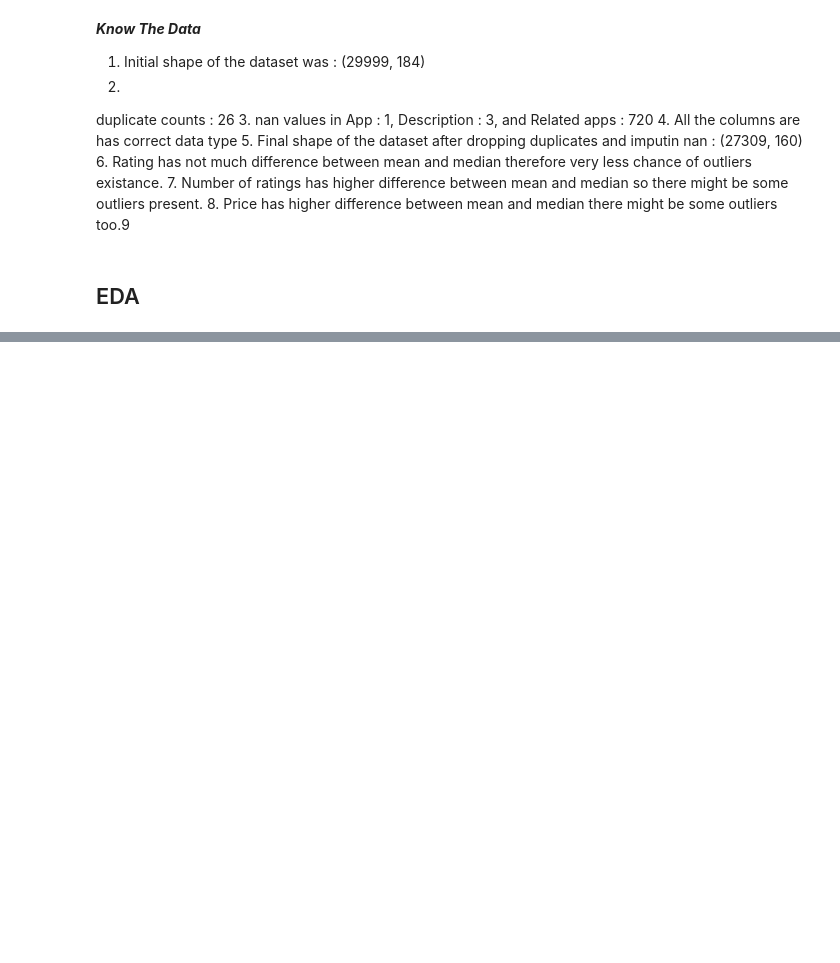
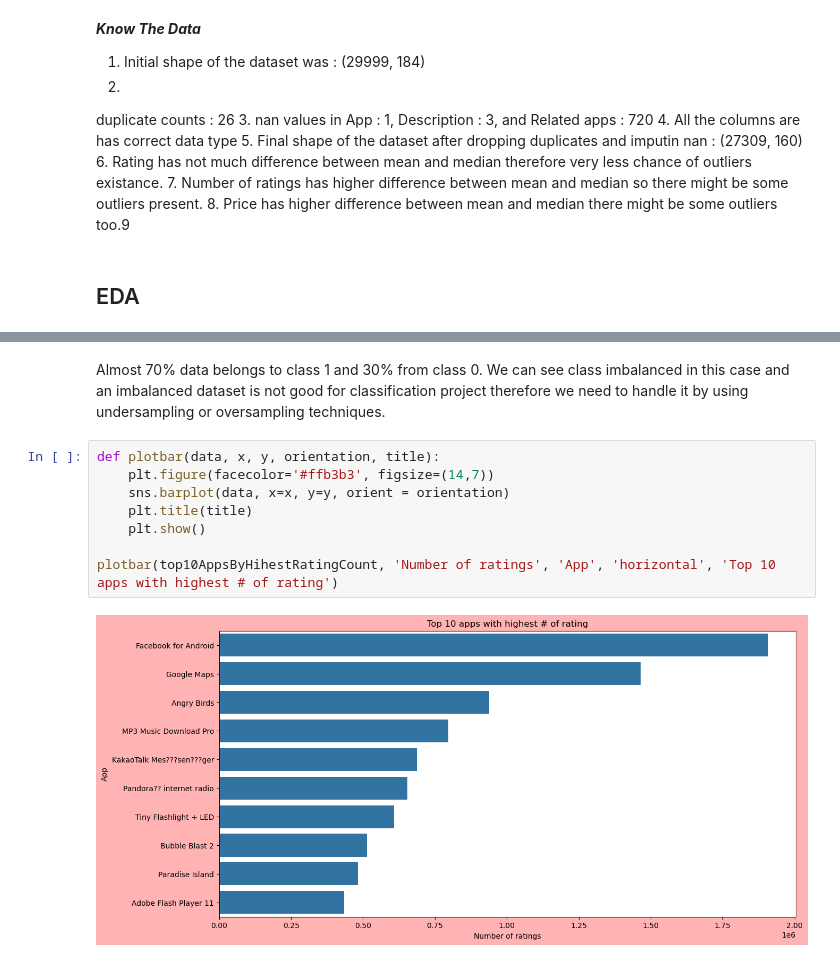
Before and after one commit to mdismailquraishicse/AndroidAuthencityPrediction, a Jupyter notebook: eda.ipynb, the cells around one changed output, grey strips where cells are left out. Cells and saved outputs as stored; diff of their text form; blank space fills up the shorter version.

```diff
--- a/eda.ipynb
+++ b/eda.ipynb
@@ -198,0 +336,12 @@ duplicate counts :  26
+# %% [markdown]
+Almost 70% data belongs to class 1 and 30% from class 0. We can see class imbalanced in this case and an imbalanced dataset is not good for classification project therefore we need to handle it by using undersampling or oversampling techniques.
+# %%
+def plotbar(data, x, y, orientation, title):
+    plt.figure(facecolor='#ffb3b3', figsize=(14,7))
+    sns.barplot(data, x=x, y=y, orient = orientation)
+    plt.title(title)
+    plt.show()
+
+plotbar(top10AppsByHihestRatingCount, 'Number of ratings', 'App', 'horizontal', 'Top 10 apps with highest # of rating')
+# %% [output]
+[figure, added]
```
Also changed, not shown: parts of 23 cells of this notebook.
